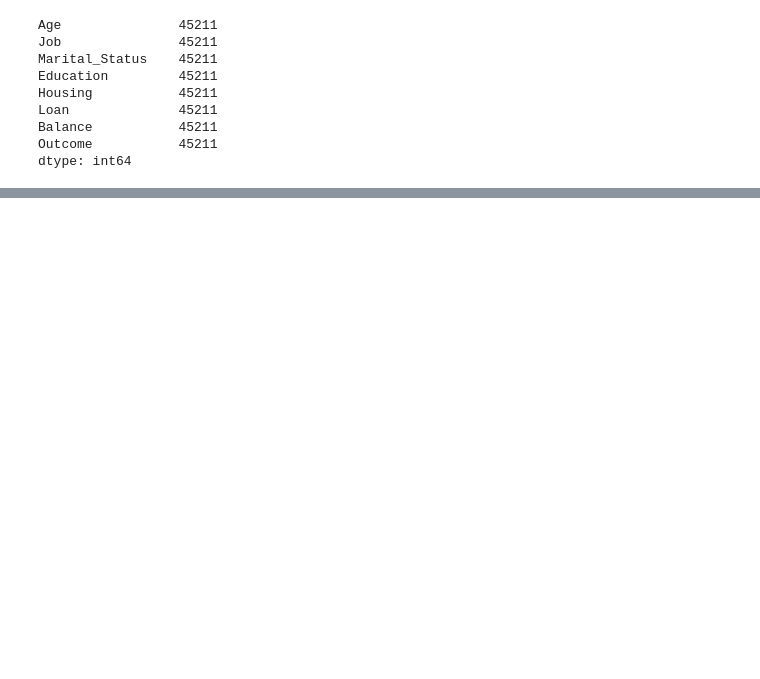
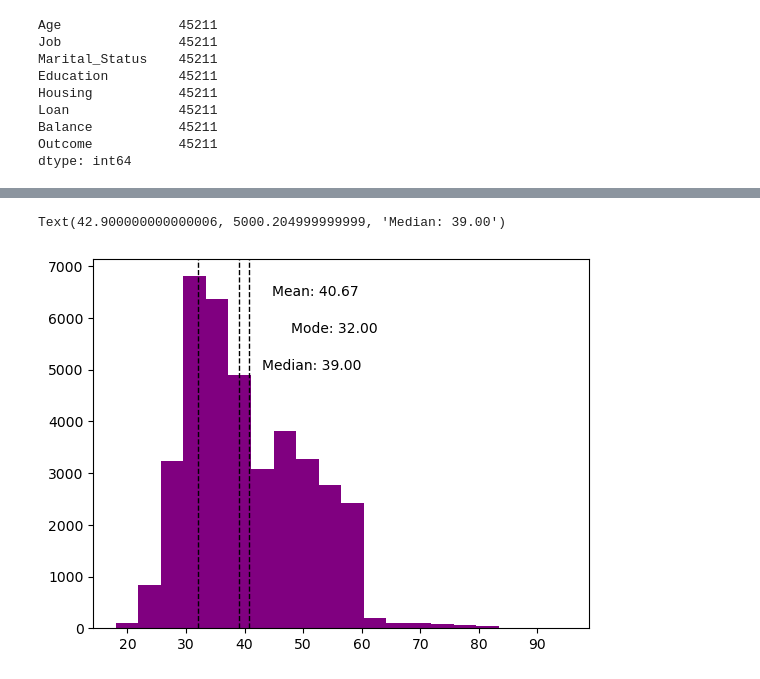
Before and after one commit to Prachi-Shah1002/Project_1, a Jupyter notebook: Main.ipynb, the cells around one changed output, grey strips where cells are left out. Drawn from its saved outputs; the diff is of its cells as text; code cells hidden in the pictures; blank space fills up the shorter version.

```diff
--- a/Main.ipynb
+++ b/Main.ipynb
@@ -65,0 +146,14 @@ dtype: int64
+# %%
+#Genrate Histogram for Age
+
+plt.hist(outcome_no['Age'], bins=20,color='purple')
+plt.axvline(outcome_no['Age'].mean(), color='k', linestyle='dashed', linewidth=1)
+plt.axvline(outcome_no['Age'].mode().values[0], color='k', linestyle='dashed', linewidth=1)
+plt.axvline(outcome_no['Age'].median(), color='k', linestyle='dashed', linewidth=1)
+min_ylim, max_ylim = plt.ylim()
+plt.text(outcome_no['Age'].mean()*1.1, max_ylim*0.9, 'Mean: {:.2f}'.format(outcome_no['Age'].mean()))
+plt.text(outcome_no['Age'].mode()*1.5, max_ylim*0.8, 'Mode: {:.2f}'.format(outcome_no['Age'].mode().values[0]))
+plt.text(outcome_no['Age'].median()*1.1, max_ylim*0.7, 'Median: {:.2f}'.format(outcome_no['Age'].median()))
+# %% [output]
+Text(42.900000000000006, 5000.204999999999, 'Median: 39.00')
+[figure, added]
```
Also changed, not shown: parts of 13 cells of this notebook.
